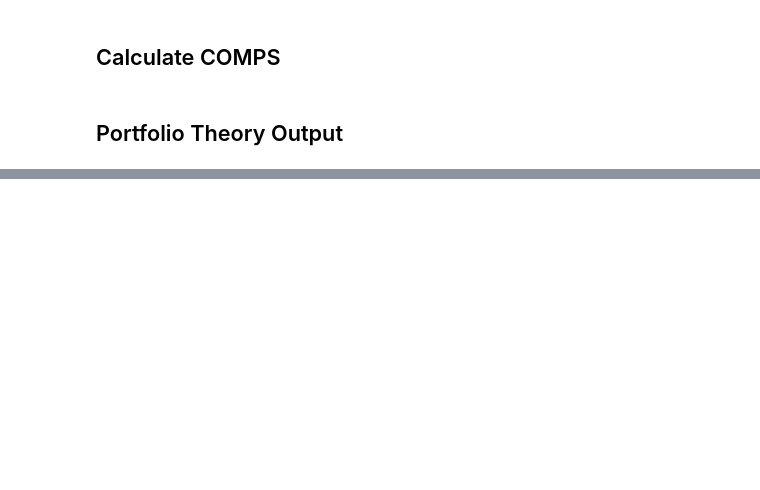
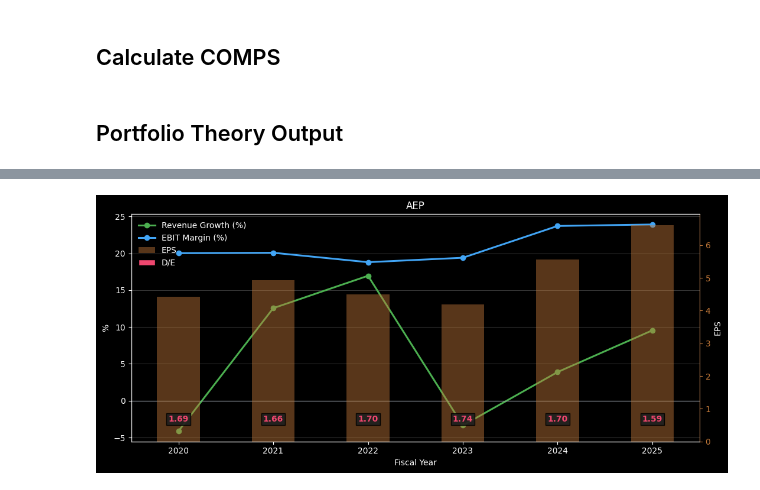
Before and after one commit to deskfrog/equity-research-notebook, a Jupyter notebook: equity_research_notebook.ipynb, the cells around one changed output, grey strips where cells are left out. Saved outputs shown, nothing was run; the diff lists cells and outputs as text; code cells hidden in the pictures; blank space fills up the shorter version.

```diff
--- a/equity_research_notebook.ipynb
+++ b/equity_research_notebook.ipynb
@@ -467,9 +594,14 @@ def default_rating(x):
         return 'Risky'
 
 data['Default_Risk'] = data['EBIT_Margin'].apply(default_rating)
+data['Revenue'] = data['sale']
+data['EBIT'] = data['ebit']
+data['OCF'] = data['oancf']
+data['Debt'] = data['dltt'] + data['dlc']
+data['Equity'] = data['ceq']
 data = data[data['fyear'] >= start_year]
 
-metrics = ['Revenue_Growth', 'EBIT_Margin', 'EPS_Growth', 'OCF_Growth', 'OCF_Margin', 'Debt_to_Equity', 'Default_Risk']
+metrics = ['Revenue_Growth', 'EBIT_Margin', 'EPS_Growth', 'OCF_Growth', 'OCF_Margin', 'Debt_to_Equity', 'Default_Risk', 'Revenue', 'EBIT', 'EPS', 'OCF', 'Debt', 'Equity']
 final = data[['tic', 'fyear'] + metrics].copy().sort_values(['tic', 'fyear']).set_index(['tic', 'fyear'])
 # %% [output]
 Loading library list...
@@ -807,0 +956,74 @@ if PORTFOLIO_TABLE:
+# %%
+if FUNDAMENTALS_TABLE:
+    if 'plt' not in globals():
+        import matplotlib.pyplot as plt
+    from matplotlib.patches import Patch
+
+    fundamentals_plot = final.reset_index().copy()
+    fundamentals_plot['fyear'] = pd.to_numeric(fundamentals_plot['fyear'], errors='coerce')
+
+    # Dark-mode palette: revenue green, margin blue, EPS orange/brown, D/E red
+    color_revenue = '#4caf50'
+    color_margin = '#42a5f5'
+    color_eps = '#c47a3a'
+    color_de = '#ef476f'
+    color_zero = '#aab2bd'
+
+    fundamental_tickers = sorted(final.index.get_level_values(0).unique())
+    for ticker in fundamental_tickers:
+        tdf = fundamentals_plot[fundamentals_plot['tic'] == ticker].sort_values('fyear')
+        if tdf.empty:
+            continue
+
+        years = tdf['fyear'].astype(int)
+        revenue_growth_pct = tdf['Revenue_Growth'] * 100
+
+        if 'EBITDA_Margin' in tdf.columns:
+            margin_pct = tdf['EBITDA_Margin'] * 100
+            margin_label = 'EBITDA Margin (%)'
+        else:
+            margin_pct = tdf['EBIT_Margin'] * 100
+            margin_label = 'EBIT Margin (%)'
+
+        eps_values = tdf['EPS']
+        debt_to_equity = tdf['Debt_to_Equity']
+
+        with plt.style.context('dark_background'):
+            fig, ax1 = plt.subplots(figsize=(10.8, 4.8))
+            fig.subplots_adjust(right=0.80)
+
+            ax1.plot(years, revenue_growth_pct, marker='o', linewidth=2.2, color=color_revenue, label='Revenue Growth (%)')
+            ax1.plot(years, margin_pct, marker='o', linewidth=2.2, color=color_margin, label=margin_label)
+            ax1.axhline(0, color=color_zero, linewidth=1.0, alpha=0.6)
+            ax1.set_xlabel('Fiscal Year')
+            ax1.set_ylabel('%')
+            ax1.grid(True, axis='y', alpha=0.22)
+
+            ax2 = ax1.twinx()
+            ax2.bar(years, eps_values, width=0.45, color=color_eps, alpha=0.45, label='EPS')
+            ax2.set_ylabel('EPS')
+            ax2.tick_params(axis='y', colors=color_eps)
+            ax2.spines['right'].set_color(color_eps)
+
+            ax3 = ax1.twinx()
+            ax3.spines['right'].set_position(('outward', 52))
+            ax3.set_ylim(0, 1)
+            ax3.set_yticks([])
+            ax3.tick_params(axis='y', length=0, labelright=False)
+            ax3.spines['right'].set_visible(False)
+            for x, value in zip(years, debt_to_equity):
+                if pd.notna(value):
+                    ax3.text(x, 0.08, f'{value:.2f}', ha='center', va='bottom', color=color_de, fontsize=10, fontweight='bold', transform=ax3.get_xaxis_transform(), bbox=dict(boxstyle='square,pad=0.22', facecolor='#1f1f1f', edgecolor='black', linewidth=1.0, alpha=0.9))
+
+            lines_1, labels_1 = ax1.get_legend_handles_labels()
+            lines_2, labels_2 = ax2.get_legend_handles_labels()
+            de_proxy = Patch(facecolor=color_de, edgecolor='black', label='D/E')
+            ax1.legend(lines_1 + lines_2 + [de_proxy], labels_1 + labels_2 + ['D/E'], loc='upper left', frameon=False)
+
+            plot_margin_label = margin_label.replace(' (%)', '')
+            ax1.set_title(f'{ticker}')
+            ax1.set_xticks(years)
+            plt.tight_layout()
+            plt.show()
+# %% [output]
+[figure, added]
```
Also changed, not shown: parts of 35 cells of this notebook.
